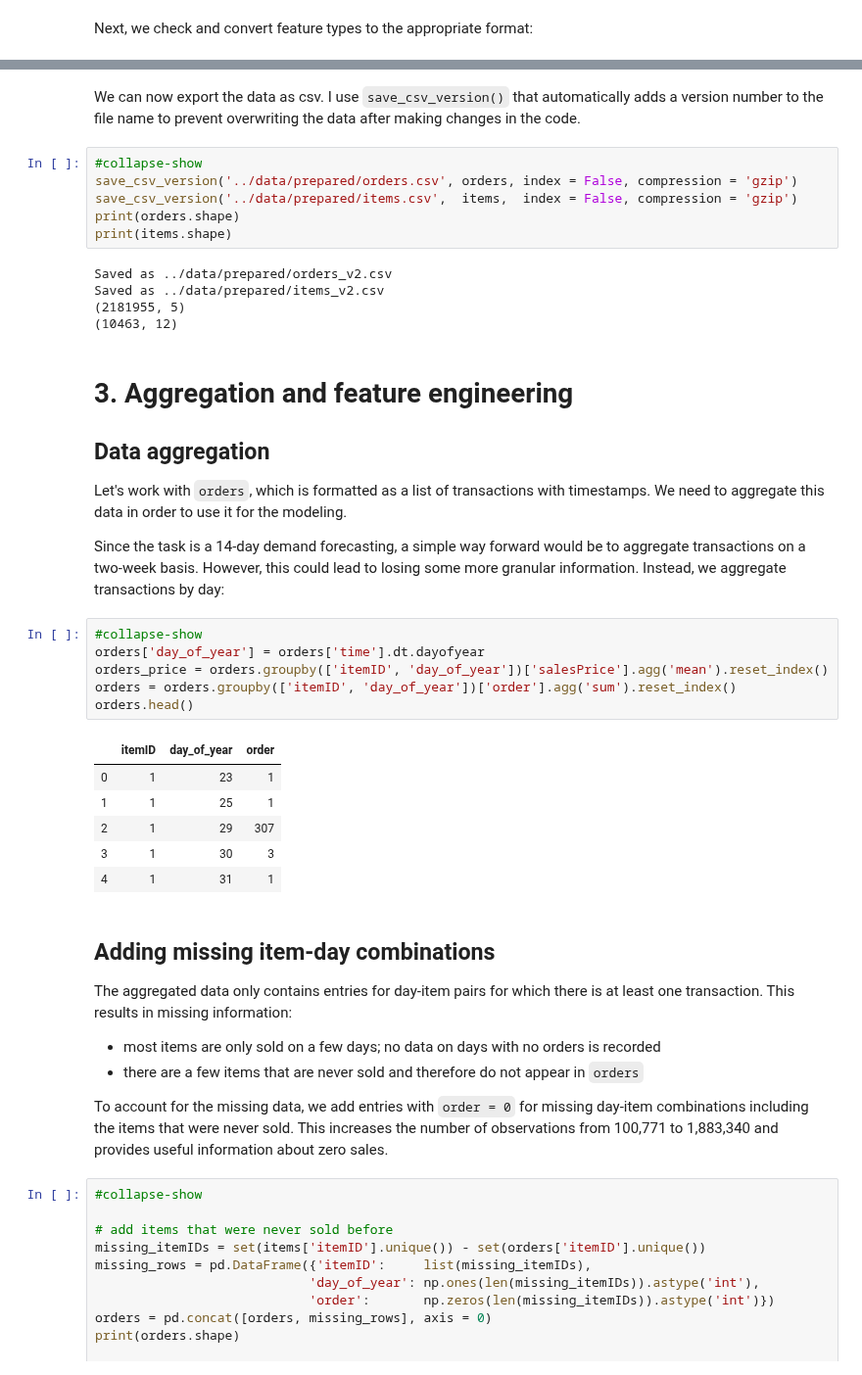
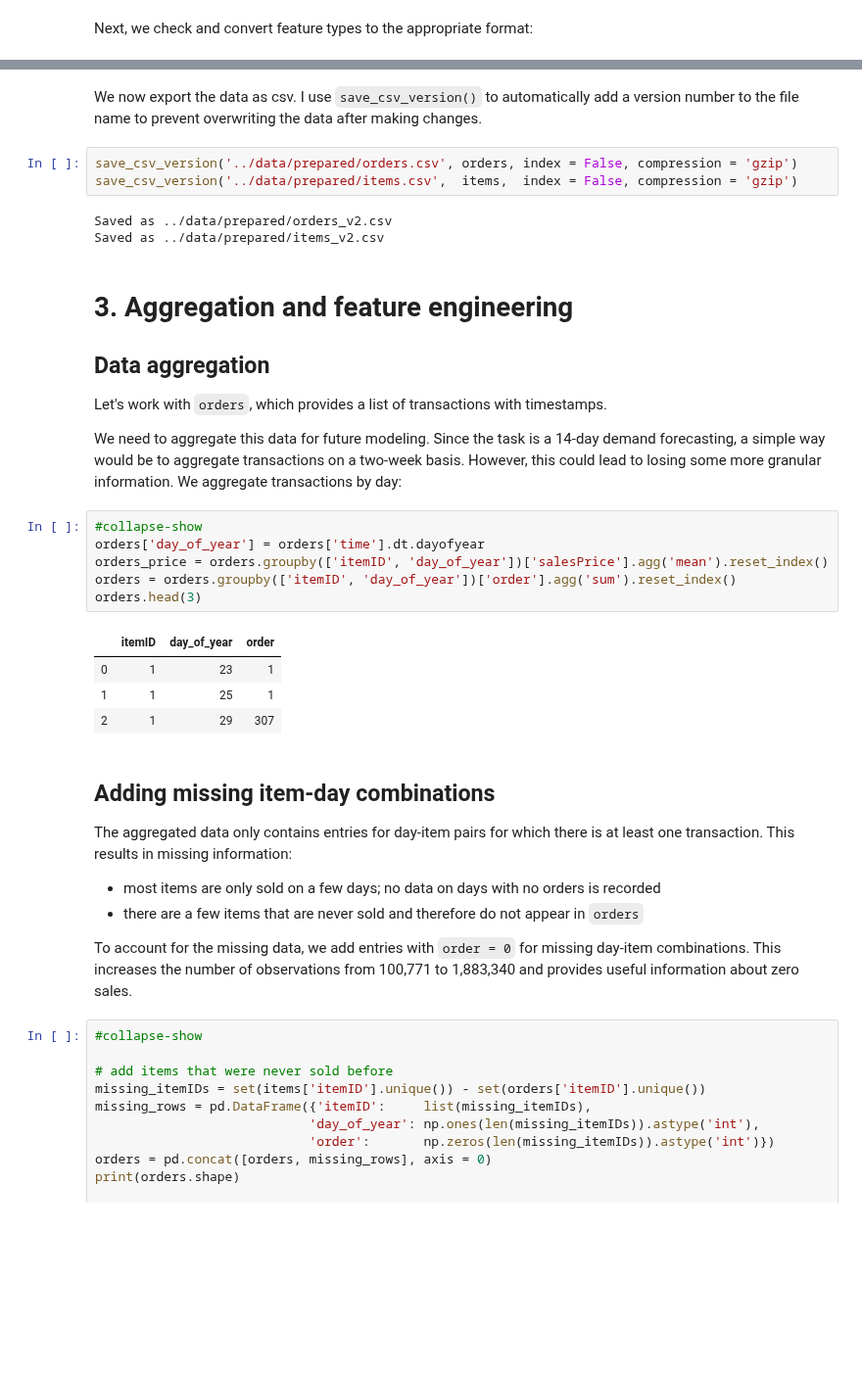
Before and after one commit to kozodoi/website, a Jupyter notebook: _notebooks/2020-07-27-demand-forecasting.ipynb, the cells around one changed output, grey strips where cells are left out. Shown at 98% size. Saved outputs shown, nothing was run; the diff lists cells and outputs as text; blank space fills up the shorter version.

```diff
--- a/_notebooks/2020-07-27-demand-forecasting.ipynb
+++ b/_notebooks/2020-07-27-demand-forecasting.ipynb
@@ -173,37 +163,30 @@ Added 3 split-based features.
 # %% [markdown]
-We can now export the data as csv. I use `save_csv_version()` that automatically adds a version number to the file name to prevent overwriting the data after making changes in the code.
+We now export the data as csv. I use `save_csv_version()` to automatically add a version number to the file name to prevent overwriting the data after making changes.
 # %%
-#collapse-show
 save_csv_version('../data/prepared/orders.csv', orders, index = False, compression = 'gzip')
 save_csv_version('../data/prepared/items.csv',  items,  index = False, compression = 'gzip')
-print(orders.shape)
-print(items.shape)
 # %% [output]
 Saved as ../data/prepared/orders_v2.csv
 Saved as ../data/prepared/items_v2.csv
-(2181955, 5)
-(10463, 12)
 # %% [markdown]
 # 3. Aggregation and feature engineering
 
 ## Data aggregation
 
-Let's work with `orders`, which is formatted as a list of transactions with timestamps. We need to aggregate this data in order to use it for the modeling.
+Let's work with `orders`, which provides a list of transactions with timestamps.
 
-Since the task is a 14-day demand forecasting, a simple way forward would be to aggregate transactions on a two-week basis. However, this could lead to losing some more granular information. Instead, we aggregate transactions by day:
+We need to aggregate this data for future modeling. Since the task is a 14-day demand forecasting, a simple way would be to aggregate transactions on a two-week basis. However, this could lead to losing some more granular information. We aggregate transactions by day:
 # %%
 #collapse-show
 orders['day_of_year'] = orders['time'].dt.dayofyear
 orders_price = orders.groupby(['itemID', 'day_of_year'])['salesPrice'].agg('mean').reset_index()
 orders = orders.groupby(['itemID', 'day_of_year'])['order'].agg('sum').reset_index()
-orders.head()
+orders.head(3)
 # %% [output]
 |  | itemID | day_of_year | order |
 | 0 | 1 | 23 | 1 |
 | 1 | 1 | 25 | 1 |
 | 2 | 1 | 29 | 307 |
-| 3 | 1 | 30 | 3 |
-| 4 | 1 | 31 | 1 |
 # %% [markdown]
 ## Adding missing item-day combinations
 
@@ -211,7 +194,7 @@ The aggregated data only contains entries for day-item pairs for which there is
 - most items are only sold on a few days; no data on days with no orders is recorded
 - there are a few items that are never sold and therefore do not appear in `orders`
 
-To account for the missing data, we add entries with `order = 0` for missing day-item combinations including the items that were never sold. This increases the number of observations from 100,771 to 1,883,340 and provides useful information about zero sales.
+To account for the missing data, we add entries with `order = 0` for missing day-item combinations. This increases the number of observations from 100,771 to 1,883,340 and provides useful information about zero sales.
 # %%
 #collapse-show
 
```
Also changed, not shown: parts of 40 cells of this notebook, 2 other files.
